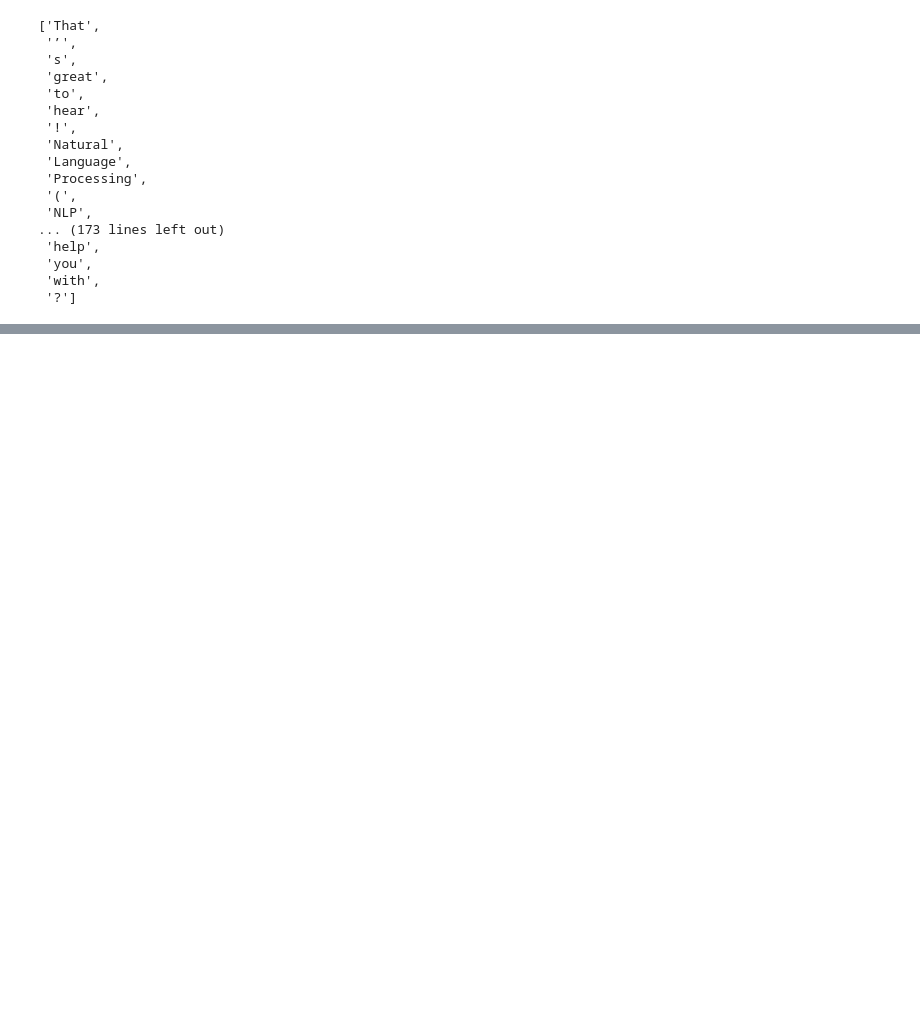
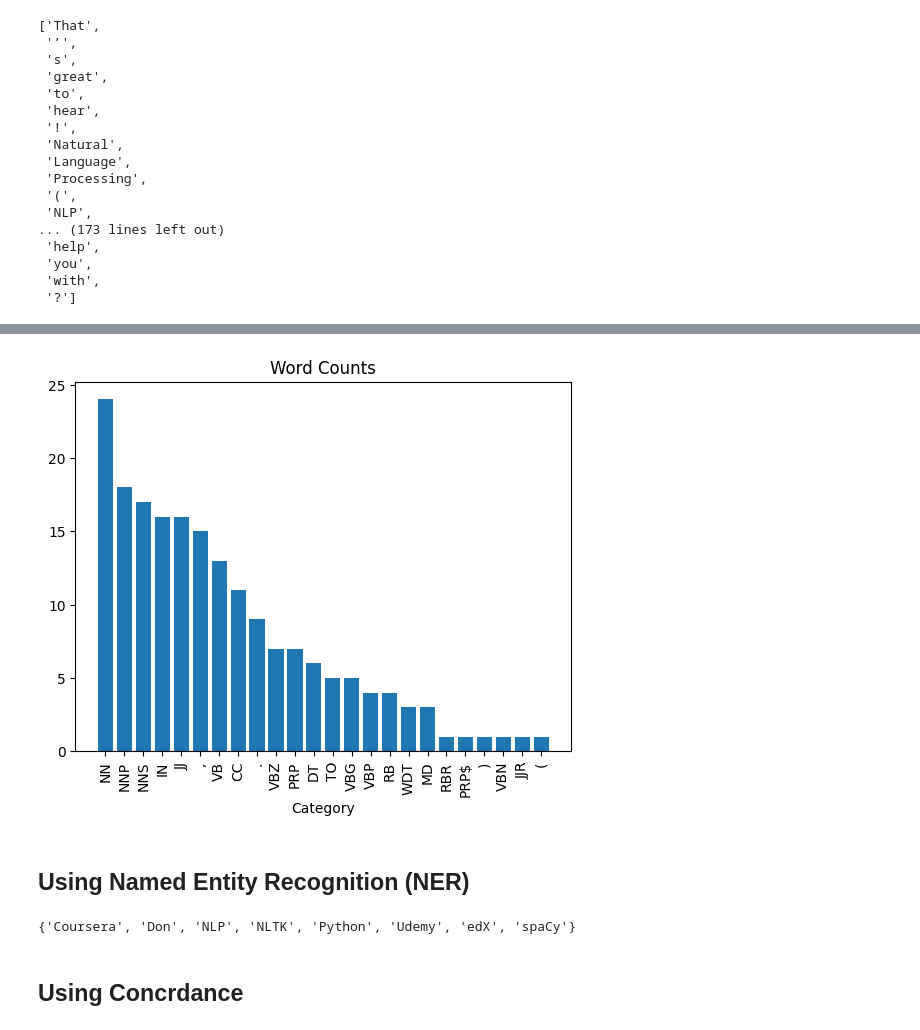
Before and after one commit to araobp/Learning-MarTech, a Jupyter notebook: NLP_basics.ipynb, the cells around one changed output, grey strips where cells are left out. Saved outputs shown, nothing was run; the diff lists cells and outputs as text; code cells hidden in the pictures; blank space fills up the shorter version.

```diff
--- a/NLP_basics.ipynb
+++ b/NLP_basics.ipynb
@@ -115,0 +185,2 @@ filtered_list
+# %%
+words = word_tokenize(example_string)
@@ -115,0 +227,5 @@ filtered_list
+# %%
+df = pd.DataFrame(nltk.pos_tag(words), columns=['word', 'tag'])
+# %%
+tag_counts = df.groupby(by='tag').count()
+tag_counts
@@ -115,0 +251,3 @@ filtered_list
+# %%
+tag_counts = tag_counts.sort_values(by='word', ascending=False)
+tag_counts
@@ -115,0 +273,10 @@ filtered_list
+# %%
+plt.bar(x=tag_counts.index.to_list(), height=tag_counts['word'])
+plt.xticks(rotation = 90)
+plt.xlabel('Category')
+plt.title('Word Counts')
+plt.show()
+# %% [output]
+[figure, added]
+# %% [markdown]
+## Using Named Entity Recognition (NER)
@@ -115,0 +293,6 @@ filtered_list
+# %%
+extract_ne(example_string)
+# %% [output]
+{'Coursera', 'Don', 'NLP', 'NLTK', 'Python', 'Udemy', 'edX', 'spaCy'}
+# %% [markdown]
+## Using Concrdance
```
Also changed, not shown: parts of 32 cells of this notebook.
